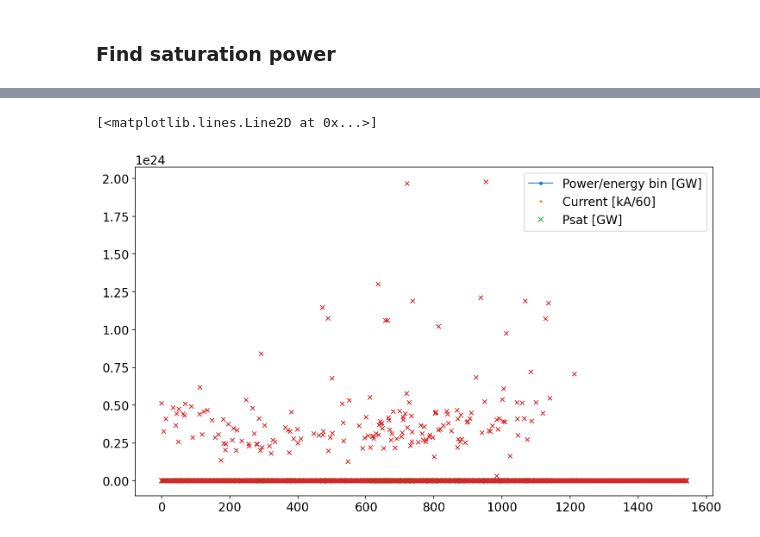
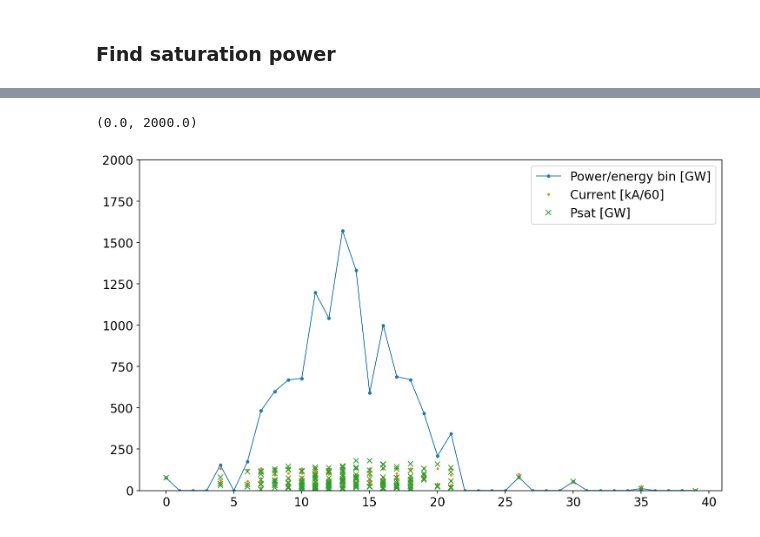
Before and after one commit to pluflou/FEL_Tuning, a Jupyter notebook: lcls_mx_optimizer.ipynb, the cells around one changed output, grey strips where cells are left out. Cells and saved outputs as stored; diff of their text form; code cells hidden in the pictures.

```diff
--- a/lcls_mx_optimizer.ipynb
+++ b/lcls_mx_optimizer.ipynb
@@ -56,12 +110,12 @@ for i,marker in enumerate(markers):
                             n_slice= n_slice, slice_key='t')
 # %%
 #fig, ax = plt.subplots(3, sharex=True, figsize=(10,13))
-sl = slices["HXRSSBEG"]
+sl = slices["VVHXU32"]
 
-plt.plot(sl['norm_emit_x']*10**(9), label=r"$\epsilon_x$")
-plt.plot(sl['norm_emit_y']*10**(9), label=r"$\epsilon_y$")
-plt.plot(sl['average_current']*10**(-1), label=r"$I_{avg}$")
-plt.plot(sl['sigma_pz']*10**(-4), label=r"$\sigma_{p_z}$")
+#plt.plot(sl['norm_emit_x']*10**(9), label=r"$\epsilon_x$")
+#plt.plot(sl['norm_emit_y']*10**(9), label=r"$\epsilon_y$")
+plt.plot(sl['average_current']*10**(-3), label=r"$I_{avg}$")
+plt.plot(sl['sigma_pz']*10**(-5), label=r"$\sigma_{p_z}$")
 plt.title("Und, collimated")
 
 plt.legend()
@@ -81,7 +135,7 @@ for i,marker in enumerate(markers):
 
     # particle group/slice
     sl = slices[marker]
-    P = P_data[f'{i}_'+marker]
+    P = P_data[marker]
 
     # emittances
     norm_emit_x = sl["norm_emit_x"]
@@ -92,6 +146,7 @@ for i,marker in enumerate(markers):
 
     # energy spread
     sig_pz = sl["sigma_pz"]/19 # adjusted just to test, take real one here after fixing horns!!!!!!!!!!!!!
+    #sig_pz = [0.5*1e7 if x>0.5*1e7 else x for x in sl["sigma_pz"]] # adjusted just to test, take real one here after fixing horns!!!!!!!!!!!!!
     mean_pz = sl["mean_pz"]
 
     # gamma relativistic
@@ -186,8 +241,10 @@ plt.xlabel("z (m)");
 # get avg Lg for each slice from saturation point
 lg_avg = []
 
-for i in range(n_slice):
+#for i in range(n_slice): # SOME DON'T SATURATE HERE
+for i in range (len(zsat)):
     lg_avg.append(zsat[i]/18) # wait is this correct?
+
 p_shotnoise_list, rho_list, psat_list, mean_pz_list, current_list, sizes_list, lambda_rad_list = \
 [], [], [], [], [], [], []
 
@@ -195,18 +252,21 @@ p_shotnoise_list, rho_list, psat_list, mean_pz_list, current_list, sizes_list, l
 for i in range(n_slice):
     # z along und where saturation happens
     sl = slices[markers[zsat_idx[i]]]
-    P = P_data[f'{zsat_idx[i]}_'+markers[zsat_idx[i]]]
+    P = P_data[markers[zsat_idx[i]]]
 
     # emittances
     norm_emit_x = sl["norm_emit_x"][i]
     norm_emit_y = sl["norm_emit_y"][i]
 
     # average current
-    current_beam = sl["average_current"][i]
+    #current_beam = sl["average_current"][i]
+    current_beam = 8*1e3 if sl["average_current"][i]>8*1e3 else sl["average_current"][i]
+
     current_list.append(current_beam)
 
     # energy spread
     sig_pz = sl["sigma_pz"][i]/19 # need to adjust later !!!!!!!!!!!!!!!!!!!!!!
+    #sig_pz = 0.5*1e7 if sl["sigma_pz"][i]>0.5*1e7 else sl["sigma_pz"][i]
     mean_pz = sl["mean_pz"][i]
     mean_pz_list.append(mean_pz)
 
@@ -241,5 +301,5 @@ for i in range(n_slice):
     Lg = lg_avg[i]
 
     psat_list.append(Psat(LambdaMX, rho, pbeam)) # in GW
-    print(Psat(LambdaMX, rho, pbeam), Pz(shot_noise(rho, lambda_rad, current_beam, gamma_beam), 18))
+    print(Psat(LambdaMX, rho, pbeam), current_beam/1e3, Pz(shot_noise(rho, lambda_rad, current_beam, gamma_beam), 18))
 # %% [output]
@@ -295,5 +357,5 @@ max_e = max(mean_pz_list)
 # %%
-bin_size = 5000
+bin_size = 500000
 bins = create_bins(lower_bound= int(min_e),
                        width=bin_size,
                        quantity= int((max_e-min_e)/bin_size))
@@ -322,16 +390,18 @@ for i in range(n_slice):
 # %%
 plt.figure(figsize=(12,7))
 
 plt.plot(binned_psat, linewidth=1, marker='.', label="Power/energy bin [GW]")
 #plt.ylabel("P/energy bin [GW]")
 
 plt.plot(en_idx, np.array(current_list)/60, linewidth=0, marker='o', markersize=2, label="Current [kA/60]")
 plt.plot(en_idx, np.array(psat_list), linewidth=0, marker='x', label="Psat [GW]")
 
 plt.legend()
-plt.plot(np.array(binned_num_phot)/1, linewidth=0, marker='x', markersize=5)
+
+plt.ylim(0,2000)
+#plt.plot(np.array(binned_num_phot)/1, linewidth=0, marker='x', markersize=5)
 
 # max 0.6-1.3 E17 photons/s -> expected 0.15-14 E12 ---->>> 5 orders of magnitude off
 # %% [output]
-[<matplotlib.lines.Line2D at 0x...>]
+(0.0, 2000.0)
-[figure, old version]
+[figure, new version]
```
Also changed, not shown: parts of 16 cells of this notebook.
